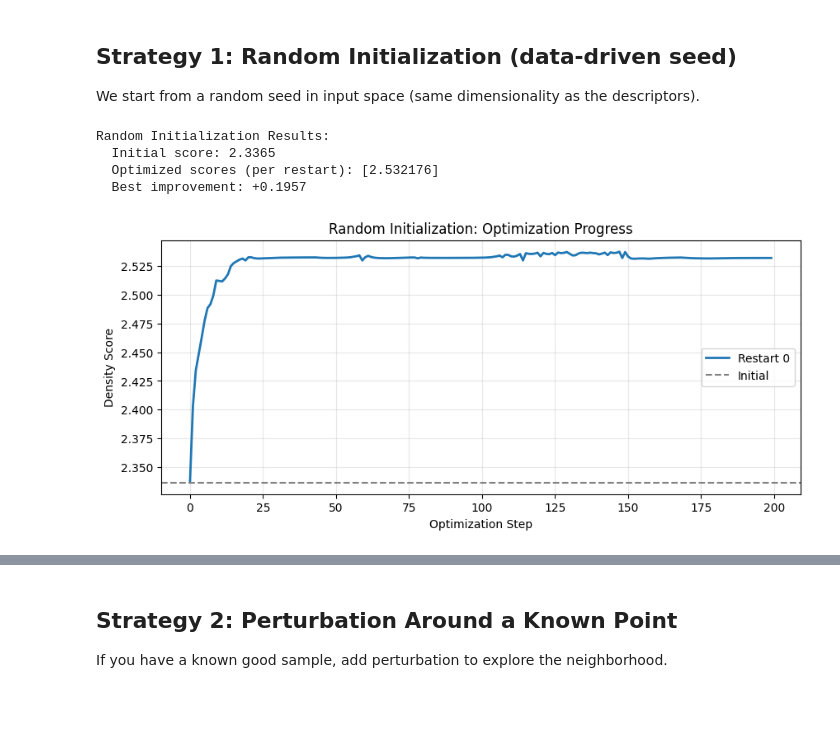
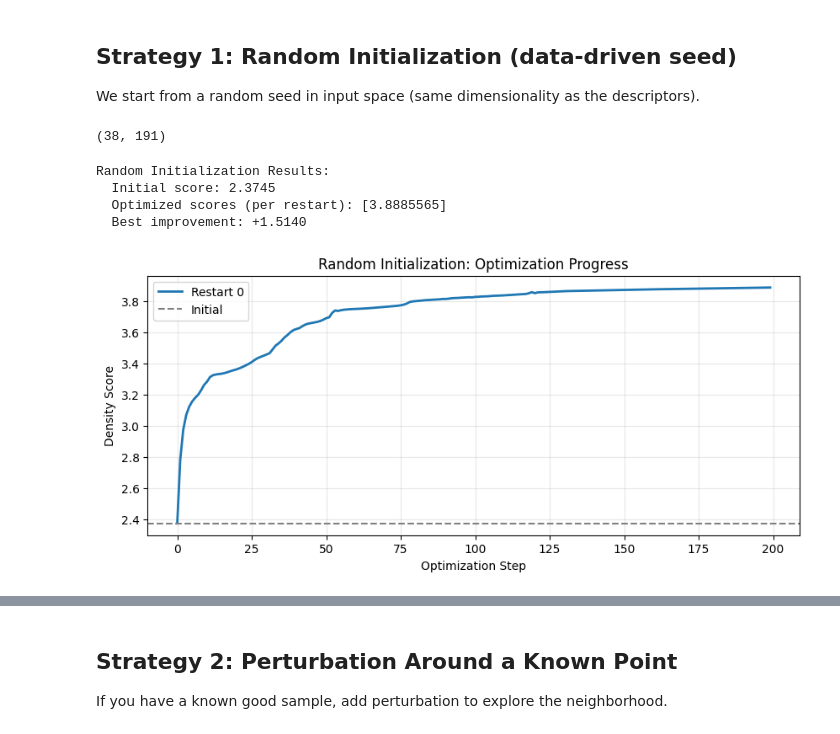
Before and after one commit to TsumiNa/foundation_model, a Jupyter notebook: notebooks/advanced_optimization_demo.ipynb, the cells around one changed output, grey strips where cells are left out. Saved outputs shown, nothing was run; the diff lists cells and outputs as text; code cells hidden in the pictures; blank space fills up the shorter version.

```diff
--- a/notebooks/advanced_optimization_demo.ipynb
+++ b/notebooks/advanced_optimization_demo.ipynb
@@ -67,7 +67,7 @@ encoder_config = MLPEncoderConfig(hidden_dims=[input_dim, 256, latent_dim], norm
 density_task = RegressionTaskConfig(
     name='density',
     data_column='density',
-    dims=[latent_dim, 64, 1],
+    dims=[latent_dim, 64, 32, 1],
     norm=True,
 )
 ae_task = AutoEncoderTaskConfig(
@@ -92,14 +92,16 @@ for epoch in range(200):
     total = 0.0
     for batch_x, batch_y in loader:
         optim.zero_grad()
-        _, h = model.encoder(batch_x)
-        pred = model.task_heads['density'](h)
-        recon = model.task_heads['reconstruction'](h)
+        # UPDATED: Use model's forward() which applies Tanh uniformly
+        outputs = model(batch_x)
+        pred = outputs['density']
+        recon = outputs['reconstruction']
         loss = F.mse_loss(pred, batch_y) + F.mse_loss(recon, batch_x)
         loss.backward()
         optim.step()
         total += loss.item() * batch_x.size(0)
-    print(f'Epoch {epoch+1}: loss={total / len(dataset):.4f}')
+    if (epoch + 1) % 50 == 0:
+        print(f'Epoch {epoch+1}: loss={total / len(dataset):.4f}')
 
 model.eval()
 train_features = X
@@ -157,44 +147,51 @@ Training Set Metrics:
 ## Strategy 1: Random Initialization (data-driven seed)
 
 We start from a random seed in input space (same dimensionality as the descriptors).
+# %%
+merged[merged.density > 2.0].shape
+# %% [output]
+(38, 191)
 # %%
+# new results
 # Optimize from a random starting point
 from torch import Tensor
 
 seed_batch = merged[merged.density > 2.0].iloc[:1, :-1]
 seed_batch = Tensor(seed_batch.values).to(device)
-res_random, details_random = model.optimize_latent(
+
+# New API returns OptimizationResult namedtuple with all details
+result = model.optimize_latent(
     task_name="density",
     initial_input=seed_batch,
     mode="max",
     steps=200,
     lr=0.05,
     ae_task_name="reconstruction",
-    return_details=True,
+    optimize_space="input",  # Use input space optimization (default)
 )
 
-final_scores = res_random['optimized_score'][0, :, 0].detach().cpu().numpy()
-initial_scores = details_random['initial_score'][0, 0].detach().cpu().item()
+final_scores = result.optimized_target[0, :, 0].detach().cpu().numpy()
+initial_scores = result.initial_score[0, 0, 0].detach().cpu().item()
 print("Random Initialization Results:")
 print(f"  Initial score: {initial_scores:.4f}")
 print(f"  Optimized scores (per restart): {final_scores}")
 print(f"  Best improvement: {final_scores.max() - initial_scores:+.4f}")
 
 # Plot optimization trajectory for best restart
 best_idx = int(final_scores.argmax())
-traj = details_random['trajectory'][0, best_idx, :, 0].detach().cpu().numpy()
+traj = result.trajectory[0, best_idx, :, 0].detach().cpu().numpy()
 plt.figure(figsize=(10, 4))
 plt.plot(traj, linewidth=2, label=f'Restart {best_idx}')
 plt.axhline(initial_scores, color='gray', linestyle='--', label='Initial')
 plt.xlabel('Optimization Step')
 plt.ylabel('Density Score')
 plt.title('Random Initialization: Optimization Progress')
 plt.legend()
 plt.grid(alpha=0.3)
 plt.show()
 # %% [output]
 Random Initialization Results:
-  Initial score: 2.3365
-  Optimized scores (per restart): [2.532176]
-  Best improvement: +0.1957
+  Initial score: 2.3745
+  Optimized scores (per restart): [3.8885565]
+  Best improvement: +1.5140
-[figure, old version]
+[figure, new version]
```
Also changed, not shown: parts of 9 cells of this notebook, 9 other files.
